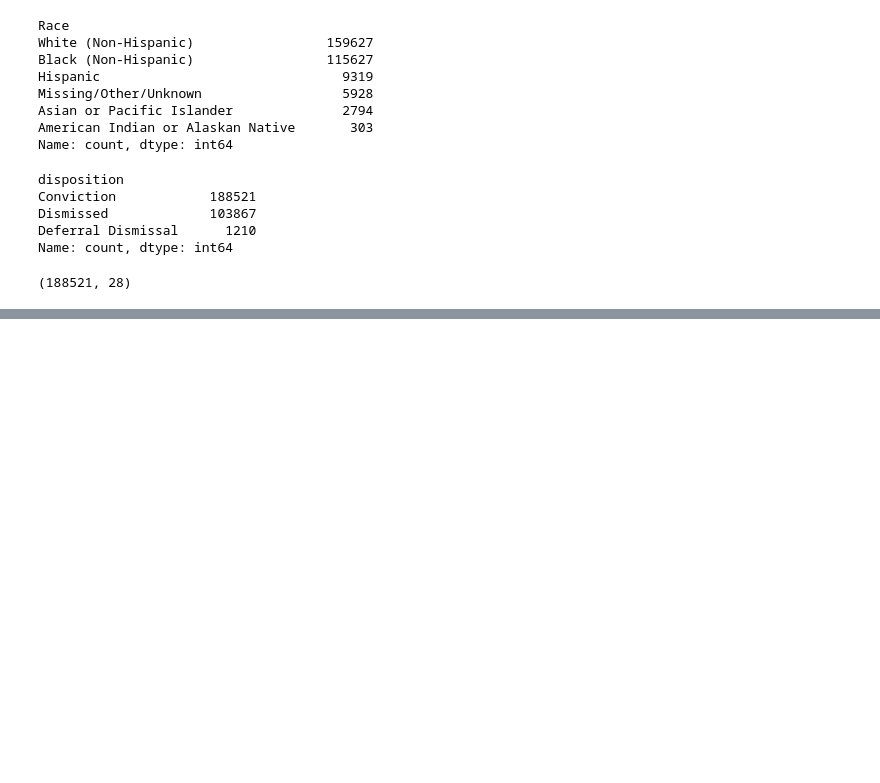
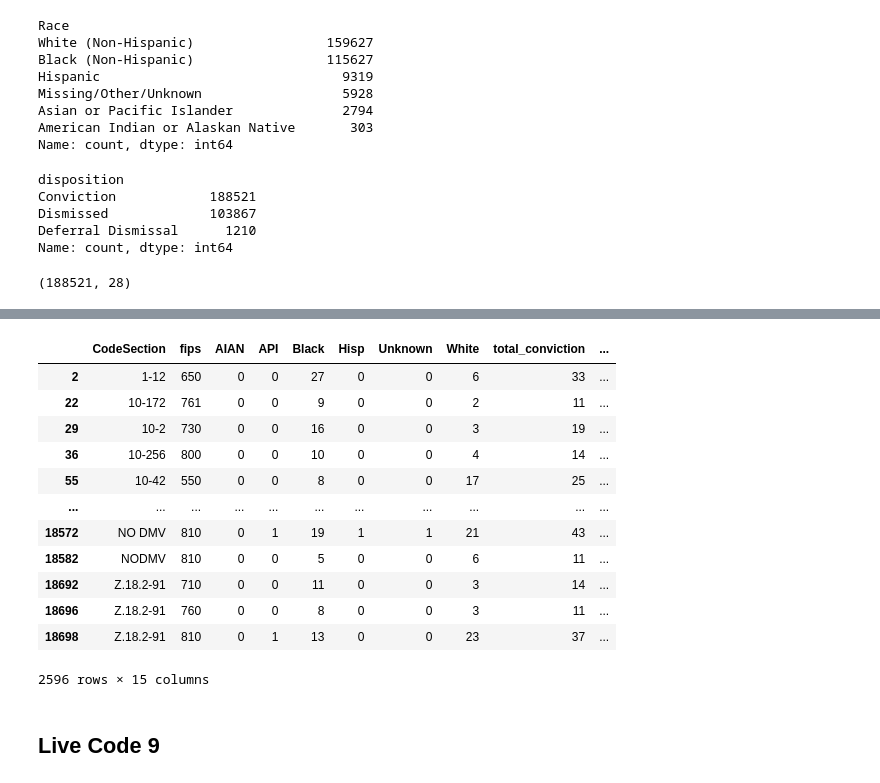
Before and after one commit to jacquiunciano/MSDS-at-UVA-2023, a Jupyter notebook: CW/6001_AppliedDS/LiveCode8_jdu5sq.ipynb, the cells around one changed output, grey strips where cells are left out. Cells and saved outputs as stored; diff of their text form; code cells hidden in the pictures; blank space fills up the shorter version.

```diff
--- a/CW/6001_AppliedDS/LiveCode8_jdu5sq.ipynb
+++ b/CW/6001_AppliedDS/LiveCode8_jdu5sq.ipynb
@@ -179,0 +185,8 @@ TypeError: can only concatenate str (not "int") to str
+# %%
+cases_convict_race = cases_convict_race.query("total_conviction > 10")
+cases_convict_race["asian_perc"] = cases_convict_race["AIAN"]*100/cases_convict_race["total_conviction"]
+cases_convict_race["api_perc"] = cases_convict_race["API"]*100/cases_convict_race["total_conviction"]
+cases_convict_race["black_perc"] = cases_convict_race["Black"]*100/cases_convict_race["total_conviction"]
+cases_convict_race["hisp_perc"] = cases_convict_race["Hisp"]*100/cases_convict_race["total_conviction"]
+cases_convict_race["unknown_perc"] = cases_convict_race["Unknown"]*100/cases_convict_race["total_conviction"]
+cases_convict_race["white_perc"] = cases_convict_race["White"]*100/cases_convict_race["total_conviction"]
@@ -179,0 +211,18 @@ TypeError: can only concatenate str (not "int") to str
+# %%
+cases_convict_race
+# %% [output]
+|  | CodeSection | fips | AIAN | API | Black | Hisp | Unknown | White | total_conviction | ... |
+| 2 | 1-12 | 650 | 0 | 0 | 27 | 0 | 0 | 6 | 33 | ... |
+| 22 | 10-172 | 761 | 0 | 0 | 9 | 0 | 0 | 2 | 11 | ... |
+| 29 | 10-2 | 730 | 0 | 0 | 16 | 0 | 0 | 3 | 19 | ... |
+| 36 | 10-256 | 800 | 0 | 0 | 10 | 0 | 0 | 4 | 14 | ... |
+| 55 | 10-42 | 550 | 0 | 0 | 8 | 0 | 0 | 17 | 25 | ... |
+| ... | ... | ... | ... | ... | ... | ... | ... | ... | ... | ... |
+| 18572 | NO DMV | 810 | 0 | 1 | 19 | 1 | 1 | 21 | 43 | ... |
+| 18582 | NODMV | 810 | 0 | 0 | 5 | 0 | 0 | 6 | 11 | ... |
+| 18692 | Z.18.2-91 | 710 | 0 | 0 | 11 | 0 | 0 | 3 | 14 | ... |
+| 18696 | Z.18.2-91 | 760 | 0 | 0 | 8 | 0 | 0 | 3 | 11 | ... |
+| 18698 | Z.18.2-91 | 810 | 0 | 1 | 13 | 0 | 0 | 23 | 37 | ... |
+2596 rows × 15 columns
+# %% [markdown]
+## Live Code 9
```
Also changed, not shown: parts of 27 cells of this notebook, 3 other files.
